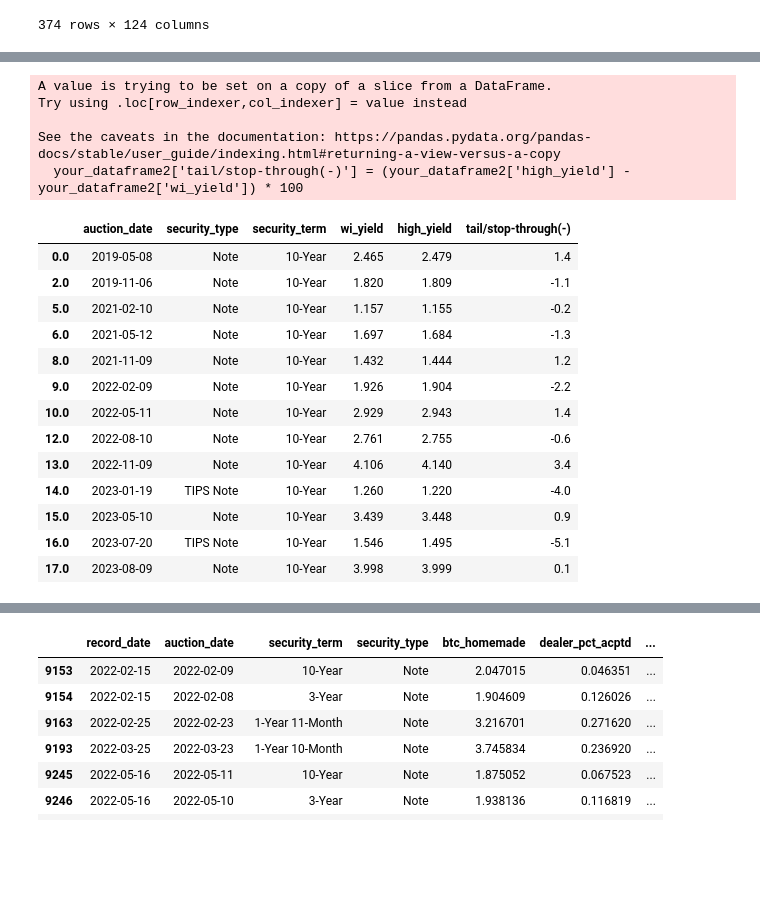
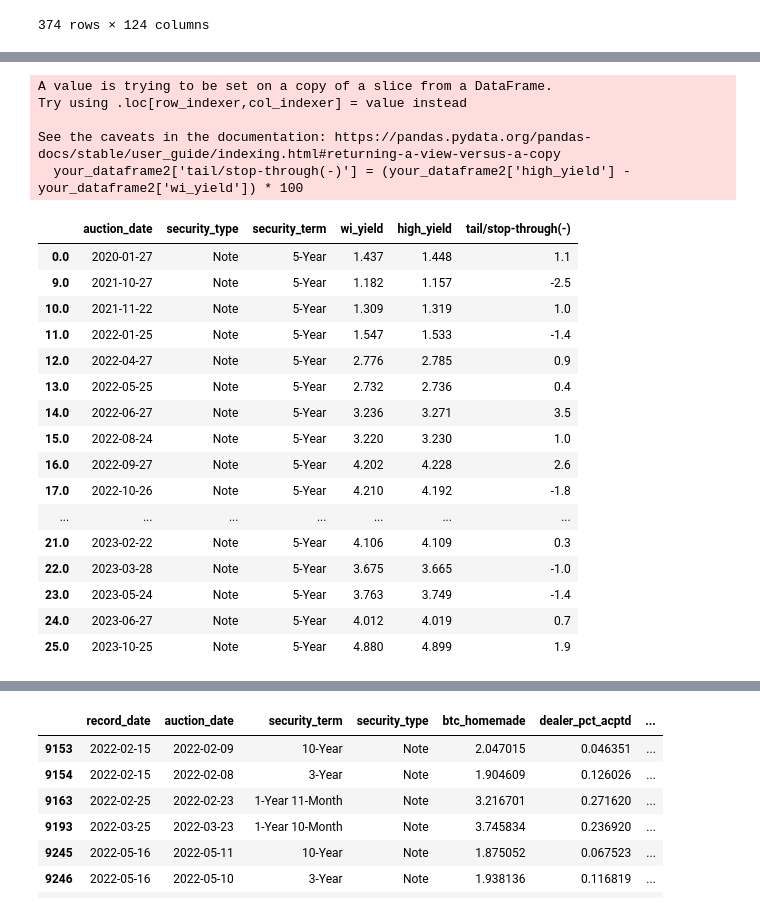
Before and after one commit to colton-22/finra, a Jupyter notebook: untitled.ipynb, the cells around one changed output, grey strips where cells are left out. Cells and saved outputs as stored; diff of their text form; code cells hidden in the pictures; blank space fills up the shorter version.

```diff
--- a/untitled.ipynb
+++ b/untitled.ipynb
@@ -140,23 +281,23 @@ notes_5_year
 # wi_30y = []
 # all_20y_tweets = []
 # wi_20y = []
-all_10y_tweets = []
-wi_10y = []
+# all_10y_tweets = []
+# wi_10y = []
 
 # [['auction_date','security_type','security_term', 'wi_yield', 'high_yield','tail/stop-through(-)', 'primary_dlr_tendered','offering_amt','primary_dealer_accepted','primary_dealer_tendered','dealer_pct_of_tendered_acptd'
 # ]]
 
 # STEP 1 CREATE EMPTY LISTS FOR SCRAPED/CLEANED DATA...
-# all_5y_tweets = []
-# wi_5y = []
+all_5y_tweets = []
+wi_5y = []
 
 # STEP 2 ASSIGN VARIABLES....
-x = all_10y_tweets
-y = notes_10_year
-z = wi_10y
+x = all_5y_tweets
+y = notes_5_year
+z = wi_5y
 
 for index, row in y.iterrows():
-    if row['auction_date'].date().year < 2013:
+    if row['auction_date'].date().year < 2020:
         print(f"Skipping row {index} as the auction date is before 2013.")
         continue
     auction_date = row['auction_date'].date() - timedelta(days=1)
@@ -164,7 +305,7 @@ for index, row in y.iterrows():
     issue_date = row['issue_date'].date()
     high_yield = row['high_yield']
 # STEP 3 CHANGE DURATION OF SEARCH QUERY
-    search_query = f'10-YEAR High Yield Rate: {high_yield}% wi (from:livesquawk) since:{auction_date} until:{post_auction_date}'
+    search_query = f'5-YEAR "{high_yield}%" wi (from:livesquawk) since:{auction_date} until:{post_auction_date}'
 
     # Retrieve tweets
     try:
@@ -232,8 +373,8 @@ for tweet in x:
 z
 
 # STEP 4 CHANGE VARIABLES HERE
-notes_10_year_test = y
-w = notes_10_year_test
+notes_5_year_test = y
+w = notes_5_year_test
 
 # Convert all_entries to a DataFrame
 columns = ['index', 'tweet', 'wi_yield']
@@ -271,19 +412,22 @@ Skipping row 599 as the auction date is before 2013.
 A value is trying to be set on a copy of a slice from a DataFrame.
 Try using .loc[row_indexer,col_indexer] = value instead
 
 See the caveats in the documentation: https://pandas.pydata.org/pandas-docs/stable/user_guide/indexing.html#returning-a-view-versus-a-copy
   your_dataframe2['tail/stop-through(-)'] = (your_dataframe2['high_yield'] - your_dataframe2['wi_yield']) * 100
 |  | auction_date | security_type | security_term | wi_yield | high_yield | tail/stop-through(-) |
-| 0.0 | 2019-05-08 | Note | 10-Year | 2.465 | 2.479 | 1.4 |
-| 2.0 | 2019-11-06 | Note | 10-Year | 1.820 | 1.809 | -1.1 |
-| 5.0 | 2021-02-10 | Note | 10-Year | 1.157 | 1.155 | -0.2 |
-| 6.0 | 2021-05-12 | Note | 10-Year | 1.697 | 1.684 | -1.3 |
-| 8.0 | 2021-11-09 | Note | 10-Year | 1.432 | 1.444 | 1.2 |
-| 9.0 | 2022-02-09 | Note | 10-Year | 1.926 | 1.904 | -2.2 |
-| 10.0 | 2022-05-11 | Note | 10-Year | 2.929 | 2.943 | 1.4 |
-| 12.0 | 2022-08-10 | Note | 10-Year | 2.761 | 2.755 | -0.6 |
-| 13.0 | 2022-11-09 | Note | 10-Year | 4.106 | 4.140 | 3.4 |
-| 14.0 | 2023-01-19 | TIPS Note | 10-Year | 1.260 | 1.220 | -4.0 |
-| 15.0 | 2023-05-10 | Note | 10-Year | 3.439 | 3.448 | 0.9 |
-| 16.0 | 2023-07-20 | TIPS Note | 10-Year | 1.546 | 1.495 | -5.1 |
-| 17.0 | 2023-08-09 | Note | 10-Year | 3.998 | 3.999 | 0.1 |
+| 0.0 | 2020-01-27 | Note | 5-Year | 1.437 | 1.448 | 1.1 |
+| 9.0 | 2021-10-27 | Note | 5-Year | 1.182 | 1.157 | -2.5 |
+| 10.0 | 2021-11-22 | Note | 5-Year | 1.309 | 1.319 | 1.0 |
+| 11.0 | 2022-01-25 | Note | 5-Year | 1.547 | 1.533 | -1.4 |
+| 12.0 | 2022-04-27 | Note | 5-Year | 2.776 | 2.785 | 0.9 |
+| 13.0 | 2022-05-25 | Note | 5-Year | 2.732 | 2.736 | 0.4 |
+| 14.0 | 2022-06-27 | Note | 5-Year | 3.236 | 3.271 | 3.5 |
+| 15.0 | 2022-08-24 | Note | 5-Year | 3.220 | 3.230 | 1.0 |
+| 16.0 | 2022-09-27 | Note | 5-Year | 4.202 | 4.228 | 2.6 |
+| 17.0 | 2022-10-26 | Note | 5-Year | 4.210 | 4.192 | -1.8 |
+| ... | ... | ... | ... | ... | ... | ... |
+| 21.0 | 2023-02-22 | Note | 5-Year | 4.106 | 4.109 | 0.3 |
+| 22.0 | 2023-03-28 | Note | 5-Year | 3.675 | 3.665 | -1.0 |
+| 23.0 | 2023-05-24 | Note | 5-Year | 3.763 | 3.749 | -1.4 |
+| 24.0 | 2023-06-27 | Note | 5-Year | 4.012 | 4.019 | 0.7 |
+| 25.0 | 2023-10-25 | Note | 5-Year | 4.880 | 4.899 | 1.9 |
```
Also changed, not shown: parts of 15 cells of this notebook.
